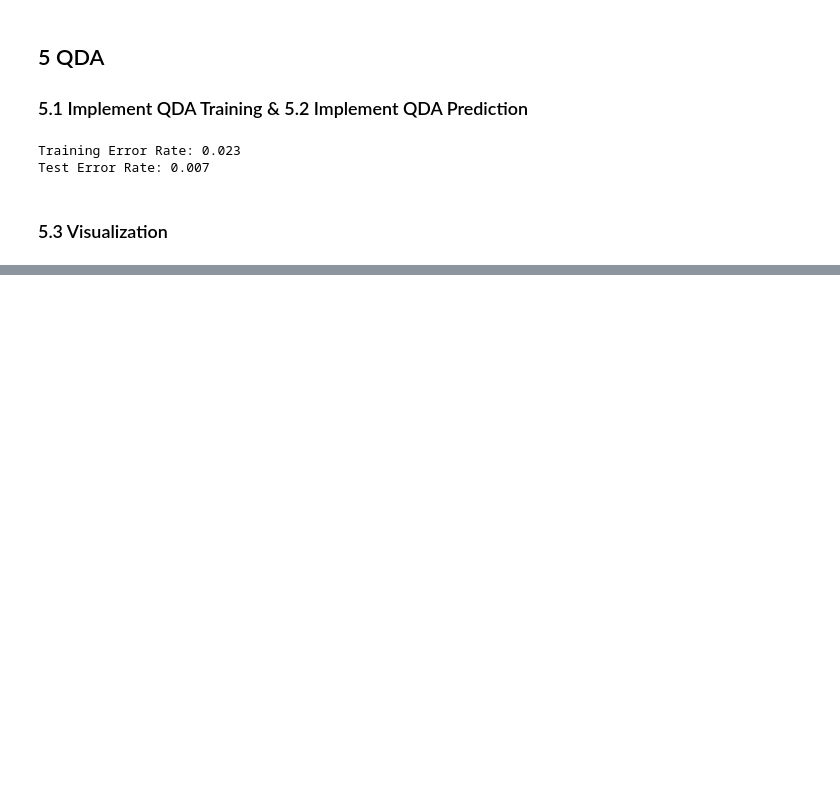
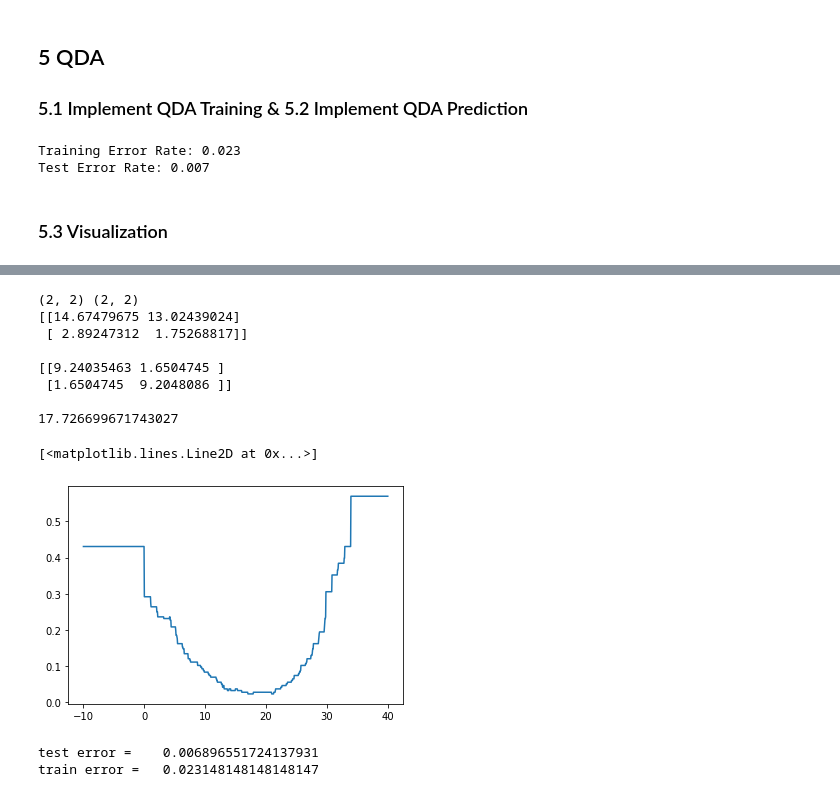
Before and after one commit to LarsKue/FML, a Jupyter notebook: ex02/qda-lda.ipynb, the cells around one changed output, grey strips where cells are left out. Drawn from its saved outputs; the diff is of its cells as text; code cells hidden in the pictures; blank space fills up the shorter version.

```diff
--- a/ex02/qda-lda.ipynb
+++ b/ex02/qda-lda.ipynb
@@ -330,0 +379,75 @@ plt.show()
+# %%
+def predict_lda2(mu, Sigma_w, b, test_features):
+    # mu.shape = 2 x D
+    # Sigma_w.shape = 2 x D x D
+    # b.shape = 1
+    # test_features.shape = M x D
+
+    w = (mu[1] - mu[0]).dot(np.linalg.inv(Sigma_w))
+
+    res = np.dot(w, test_features.T) + b
+    return (res > 0).astype(int)
+# %%
+def fit_lda2(training_features, training_labels):
+    # training_features.shape = N x D
+    # training_labels.shape = N
+    # N=#instances, D=#features (=2)
+
+    # mu.shape = 2 x D
+    # covmat.shape = 2 x D x D
+    # covmat.shape = D x D
+    # p.shape = 2
+
+    mu = np.array([np.mean(training_features[training_labels == label,:], axis=0) for label in np.unique(training_labels)])
+
+    d = training_features - mu[(training_labels == 7).astype(int)]
+    Sigma_w = d[:,None,:]*d[:,:,None]
+    Sigma_w = np.sum(Sigma_w, axis=0) / training_features.shape[0]
+
+
+    # minimize training error wrt b
+    def predict_lda_minimize(b, mu_, Sigma_w_, X_train_, Y_train_):
+        predicted = predict_lda2(mu_, Sigma_w_, b, X_train_)
+        return np.mean((predicted == 0) != (Y_train_ == 1))
+
+    from scipy.optimize import minimize_scalar
+    res = minimize_scalar(predict_lda_minimize, bounds=(-10,40), method='bounded', args=(mu, Sigma_w, training_features, training_labels))
+    b = res.x
+
+    return mu, Sigma_w, b
+
+
+mu, Sigma_w, b = fit_lda2(reduced_x, y_train)
+print(mu.shape, Sigma_w.shape)
+print(mu, "\n")
+print(Sigma_w, "\n")
+print(b)
+
+
+def predict_lda_minimize(b, mu_, Sigma_w_, X_train_, Y_train_):
+    predicted = predict_lda2(mu_, Sigma_w_, b, X_train_)
+    return np.mean((predicted == 0) != (Y_train_ == 1))
+x = np.linspace(-10,40, 1000)
+y = [predict_lda_minimize(x_, mu, Sigma_w, reduced_x, y_train) for x_ in x]
+plt.plot(x, y)
+# %% [output]
+(2, 2) (2, 2)
+[[14.67479675 13.02439024]
+ [ 2.89247312  1.75268817]]
+
+[[9.24035463 1.6504745 ]
+ [1.6504745  9.2048086 ]]
+
+17.726699671743027
+[<matplotlib.lines.Line2D at 0x...>]
+[figure, added]
+# %%
+predicted = predict_lda2(mu, Sigma_w, b, reduce_dimensions(x_test))
+print(f"test error = \t{np.mean((predicted == 0) != (y_test == 1))}")
+
+
+predicted = predict_lda2(mu, Sigma_w, b, reduce_dimensions(x_train))
+print(f"train error = \t{np.mean((predicted == 0) != (y_train == 1))}")
+# %% [output]
+test error =    0.006896551724137931
+train error =   0.023148148148148147
```
Also changed, not shown: parts of 10 cells of this notebook.
